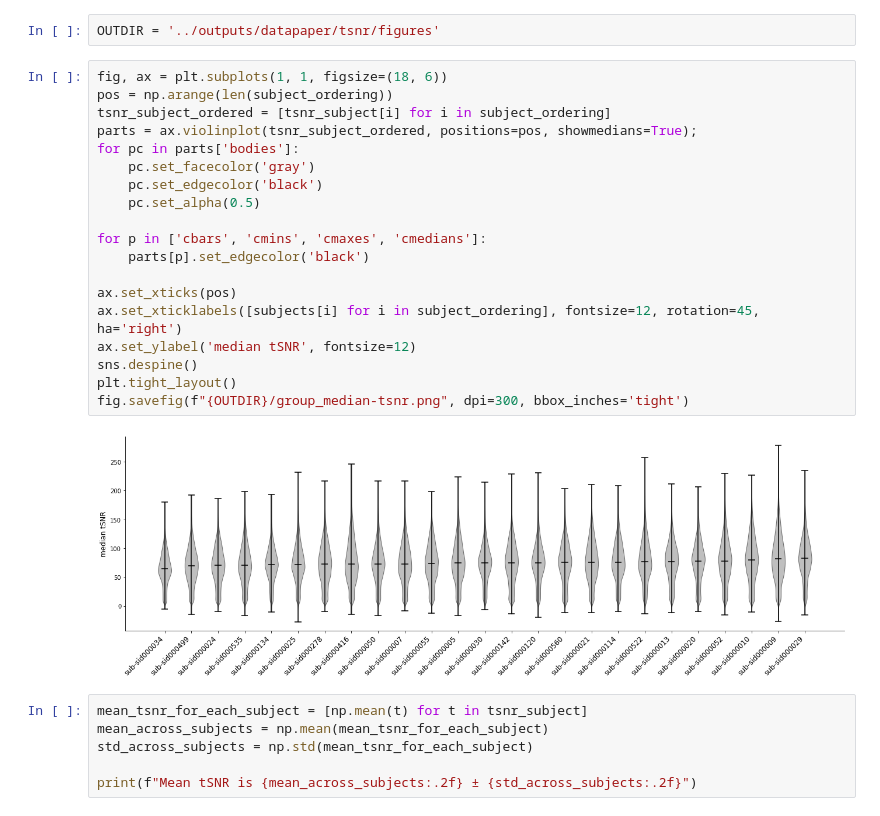
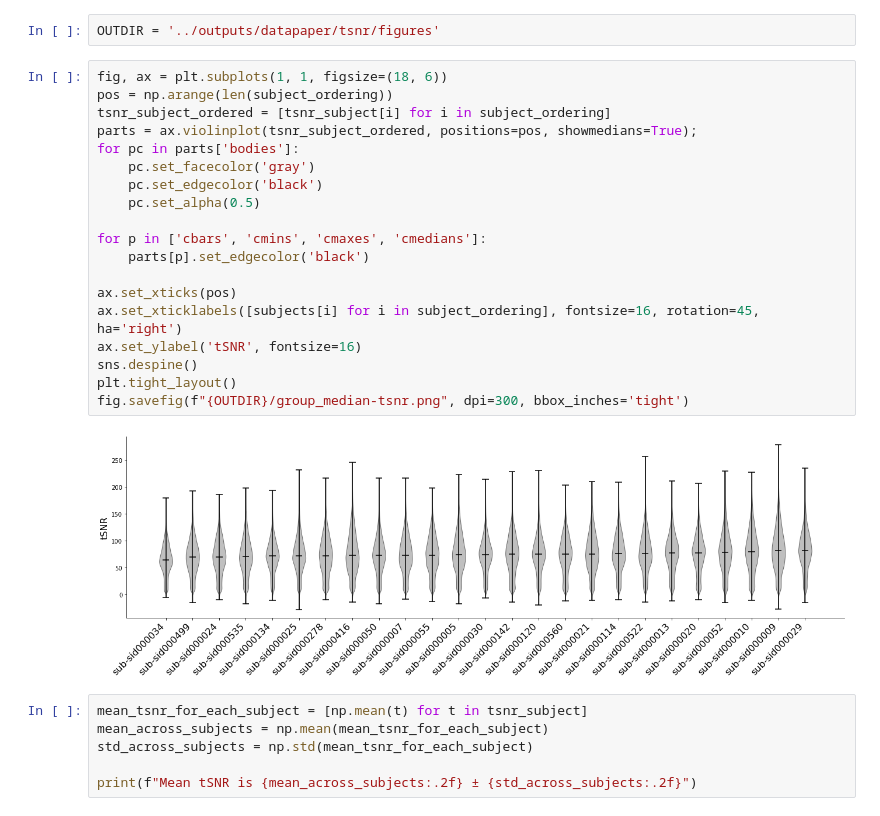
Before and after one commit to mvdoc/budapest-fmri-data, a Jupyter notebook: notebooks/2020-04-04_plot-tsnr-group.ipynb, the cells around one changed output. Cells and saved outputs as stored; diff of their text form.

Commit message:
FIX label and fontsize

```diff
--- a/notebooks/2020-04-04_plot-tsnr-group.ipynb
+++ b/notebooks/2020-04-04_plot-tsnr-group.ipynb
@@ -47,24 +47,24 @@ OUTDIR = '../outputs/datapaper/tsnr/figures'
 # %%
 fig, ax = plt.subplots(1, 1, figsize=(18, 6))
 pos = np.arange(len(subject_ordering))
 tsnr_subject_ordered = [tsnr_subject[i] for i in subject_ordering]
 parts = ax.violinplot(tsnr_subject_ordered, positions=pos, showmedians=True);
 for pc in parts['bodies']:
     pc.set_facecolor('gray')
     pc.set_edgecolor('black')
     pc.set_alpha(0.5)
 
 for p in ['cbars', 'cmins', 'cmaxes', 'cmedians']:
     parts[p].set_edgecolor('black')
 
 ax.set_xticks(pos)
-ax.set_xticklabels([subjects[i] for i in subject_ordering], fontsize=12, rotation=45, ha='right')
-ax.set_ylabel('median tSNR', fontsize=12)
+ax.set_xticklabels([subjects[i] for i in subject_ordering], fontsize=16, rotation=45, ha='right')
+ax.set_ylabel('tSNR', fontsize=16)
 sns.despine()
 plt.tight_layout()
 fig.savefig(f"{OUTDIR}/group_median-tsnr.png", dpi=300, bbox_inches='tight')
 # %% [output]
-[figure, old version]
+[figure, new version]
 # %%
 mean_tsnr_for_each_subject = [np.mean(t) for t in tsnr_subject]
 mean_across_subjects = np.mean(mean_tsnr_for_each_subject)
```
